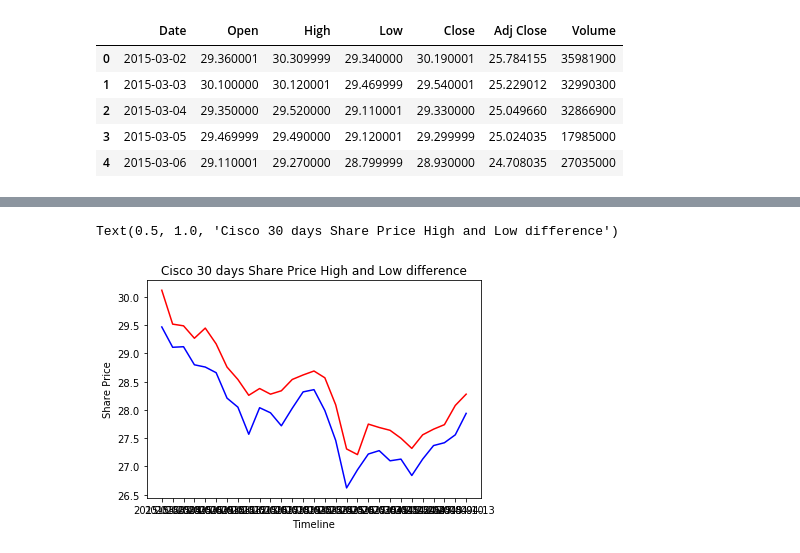
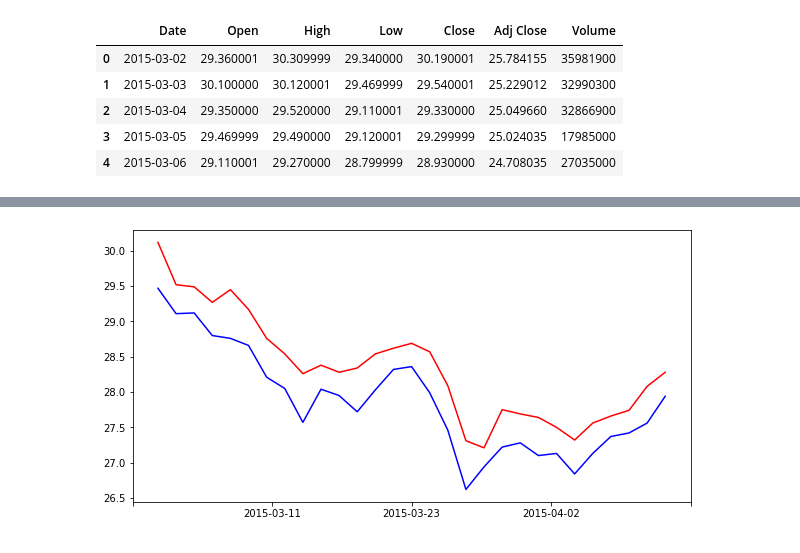
Before and after one commit to srmk1/learn-ml-hands-on, a Jupyter notebook: python/matplotlib.ipynb, the cells around one changed output, grey strips where cells are left out. Cells and saved outputs as stored; diff of their text form; code cells hidden in the pictures.

```diff
--- a/python/matplotlib.ipynb
+++ b/python/matplotlib.ipynb
@@ -13,7 +13,7 @@ import matplotlib.pyplot as plt
 %matplotlib inline
 # %%
 #URL for wikipedia link
-df_cisco_daily = pd.read_csv('CSCO.csv')
+df_cisco_daily = pd.read_csv('../data-csv/csv-files/CSCO.csv')
 df_cisco_daily.head()
 # %% [output]
 |  | Date | Open | High | Low | Close | Adj Close | Volume |
@@ -43,0 +57,6 @@ Text(0.5, 1.0, 'Cisco 5 Year Share Price History')
+# %%
+#Lets change the size of the plot
+plt.rcParams["figure.figsize"] = (20,10)
+plt.plot(df_cisco_daily['Date'],df_cisco_daily['Close'],'r--')
+ax = plt.gca()
+ax.get_xaxis().set_major_locator(LinearLocator(numticks=15))
@@ -44,20 +65,19 @@ Text(0.5, 1.0, 'Cisco 5 Year Share Price History')
 # %%
 #Multi-line plot
+#Set the size of the plot to 10x5
+plt.rcParams["figure.figsize"] = (10,5)
 
-#Select the first 30 rows of the excel
-df_thirty_day2 = df_cisco_daily.iloc[1:30]
+#Select first 30 entries from the data
+df_thirty_day = df_cisco_daily.iloc[1:30]
 
 #Plot the columns high and date in red
-plt.plot(df_five_day['Date'],df_five_day['High'], 'r')
+plt.plot(df_thirty_day['Date'],df_thirty_day['High'], 'r')
 #Plot the columns Low and date in red
-plt.plot(df_five_day['Date'],df_five_day['Low'], 'b')
+plt.plot(df_thirty_day['Date'],df_thirty_day['Low'], 'b')
 
-#Label the x and y-axis
-plt.xlabel('Timeline')
-plt.ylabel('Share Price')
 
-#Set the title of the plot
-plt.title('Cisco 30 days Share Price High and Low difference')
+#Set the scale of x-axis to have only 15 values
+ax = plt.gca()
+ax.get_xaxis().set_major_locator(LinearLocator(numticks=5))
 # %% [output]
-Text(0.5, 1.0, 'Cisco 30 days Share Price High and Low difference')
-[figure, old version]
+[figure, new version]
```
Also changed, not shown: parts of 14 cells of this notebook, 6 other files.
